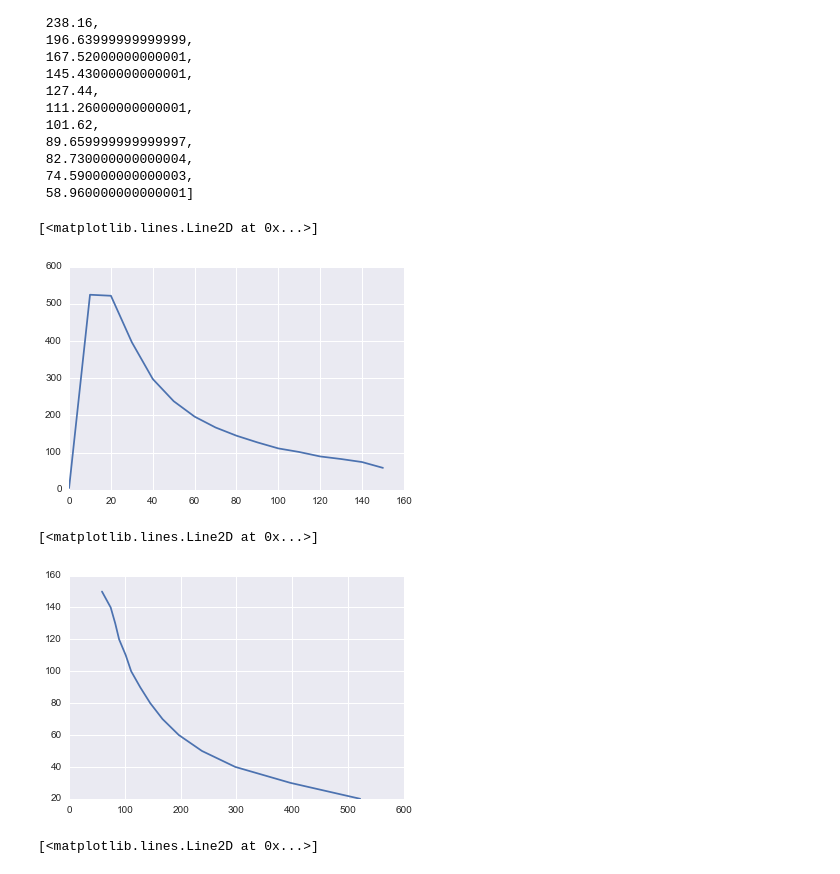
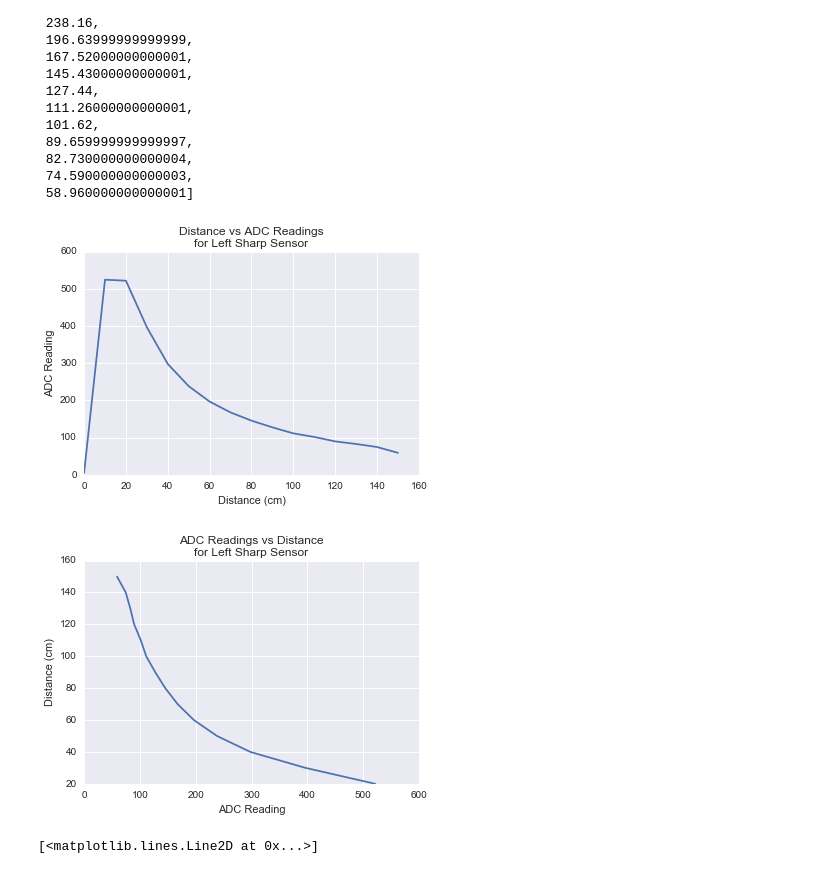
Before and after one commit to a-pradhan/SensorOutputAnalysis, a Jupyter notebook: Sharp 20-150cm IR Callibration.ipynb, the cells around one changed output. Saved outputs shown, nothing was run; the diff lists cells and outputs as text; code cells hidden in the pictures.

```diff
--- a/Sharp 20-150cm IR Callibration.ipynb
+++ b/Sharp 20-150cm IR Callibration.ipynb
@@ -178,17 +196,24 @@ average_readings2
 # %%
 # A2D vs distance graph for comparison with manufacturers
 plt.plot(distances, average_readings2)
+plt.title('Distance vs ADC Readings\nfor Left Sharp Sensor')
+plt.xlabel('Distance (cm)')
+plt.ylabel('ADC Reading')
+
+plt.savefig('Left Sharp Plots/leftIR_dist_vs_ADC.png')
 # %% [output]
-[<matplotlib.lines.Line2D at 0x...>]
-[figure, old version]
+[figure, new version]
 # %%
 # plot of dependent variable distance against independent variable A2D, exludes distances out of sensor's rated
 distances = range(20,160,10)
 average_readings2 = average_readings2[2:]
 plt.plot(average_readings2, distances)
+plt.title('ADC Readings vs Distance\nfor Left Sharp Sensor')
+plt.xlabel('ADC Reading')
+plt.ylabel('Distance (cm)')
+plt.savefig('Left Sharp Plots/leftIR_ADC_vs_dist.png')
 # %% [output]
-[<matplotlib.lines.Line2D at 0x...>]
-[figure, old version]
+[figure, new version]
 # %%
 inversed_distances2 = [pow(distance,-1) for distance in distances]
 plt.plot(average_readings2, inversed_distances)
```
Also changed, not shown: parts of 7 cells of this notebook, 9 other files.
